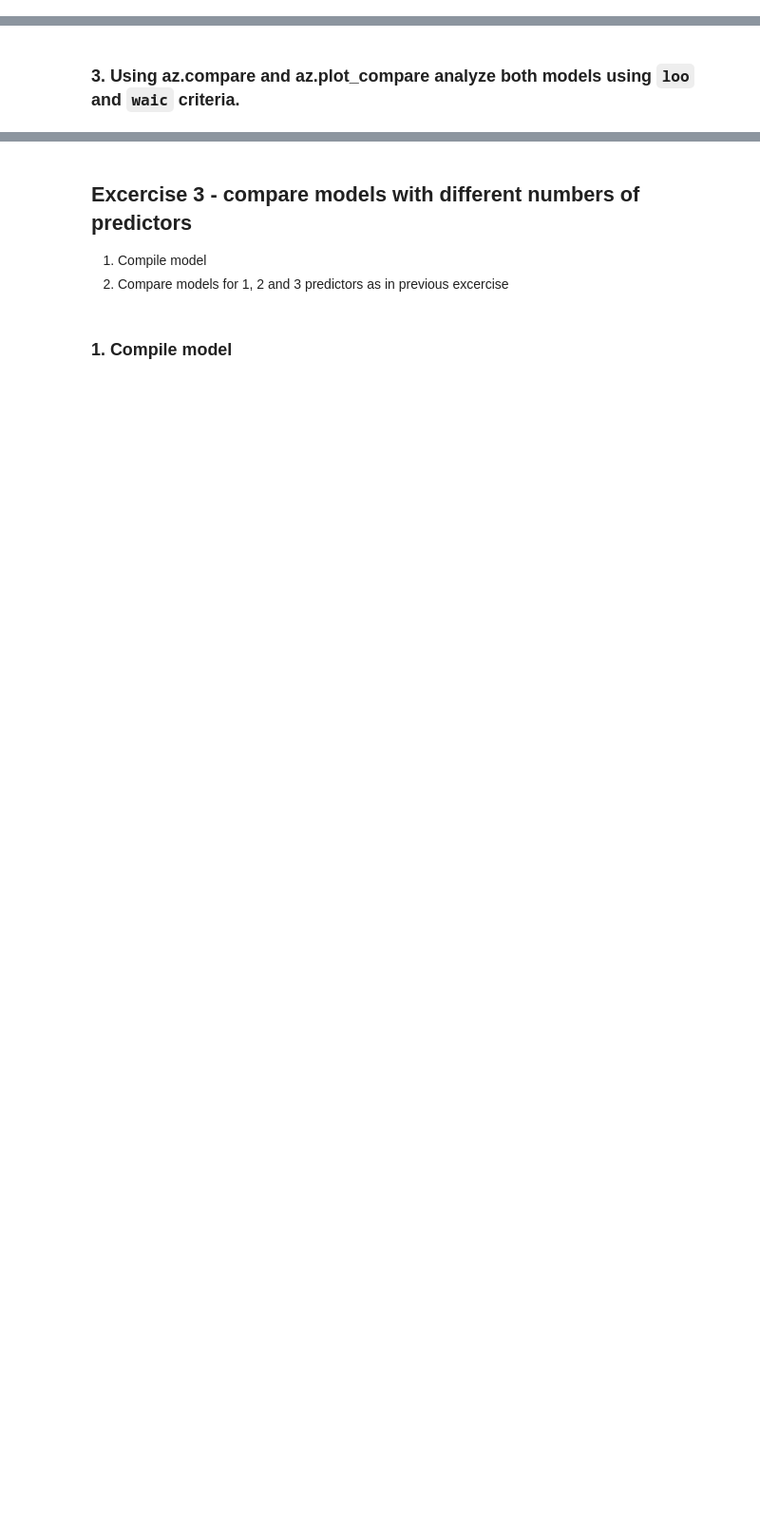
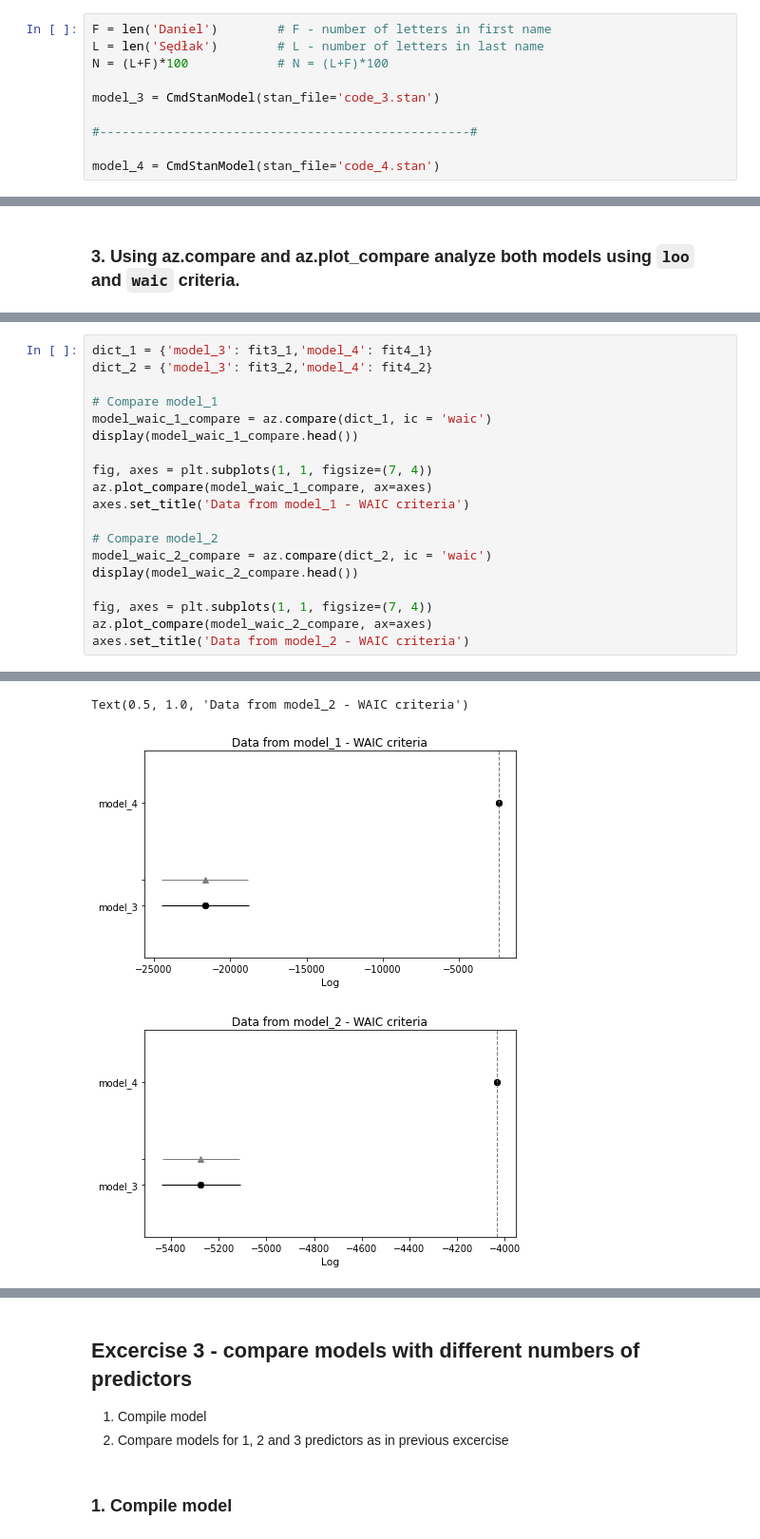
Before and after one commit to DanieloSendi/LaboratoryClasses_Data_Analitycs, a Jupyter notebook: Lab_6_Model_comparison/Lab_6_Model_comparison.ipynb, the cells around one changed output, grey strips where cells are left out. Shown at 95% size. Drawn from its saved outputs; the diff is of its cells as text; blank space fills up the shorter version.

```diff
--- a/Lab_6_Model_comparison/Lab_6_Model_comparison.ipynb
+++ b/Lab_6_Model_comparison/Lab_6_Model_comparison.ipynb
@@ -170,0 +130,10 @@ INFO:cmdstanpy:CmdStan done processing.
+# %%
+F = len('Daniel')        # F - number of letters in first name
+L = len('Sędłak')        # L - number of letters in last name
+N = (L+F)*100            # N = (L+F)*100
+
+model_3 = CmdStanModel(stan_file='code_3.stan')
+
+#--------------------------------------------------#
+
+model_4 = CmdStanModel(stan_file='code_4.stan')
@@ -202,0 +222,20 @@ INFO:cmdstanpy:CmdStan done processing.
+# %%
+dict_1 = {'model_3': fit3_1,'model_4': fit4_1}
+dict_2 = {'model_3': fit3_2,'model_4': fit4_2}
+
+# Compare model_1
+model_waic_1_compare = az.compare(dict_1, ic = 'waic')
+display(model_waic_1_compare.head())
+
+fig, axes = plt.subplots(1, 1, figsize=(7, 4))
+az.plot_compare(model_waic_1_compare, ax=axes)
+axes.set_title('Data from model_1 - WAIC criteria')
+
+# Compare model_2
+model_waic_2_compare = az.compare(dict_2, ic = 'waic')
+display(model_waic_2_compare.head())
+
+fig, axes = plt.subplots(1, 1, figsize=(7, 4))
+az.plot_compare(model_waic_2_compare, ax=axes)
+axes.set_title('Data from model_2 - WAIC criteria')
+# %% [output]
@@ -202,0 +248,3 @@ INFO:cmdstanpy:CmdStan done processing.
+Text(0.5, 1.0, 'Data from model_2 - WAIC criteria')
+[figure, added]
+[figure, added]
```
Also changed, not shown: parts of 15 cells of this notebook, 15 other files.
